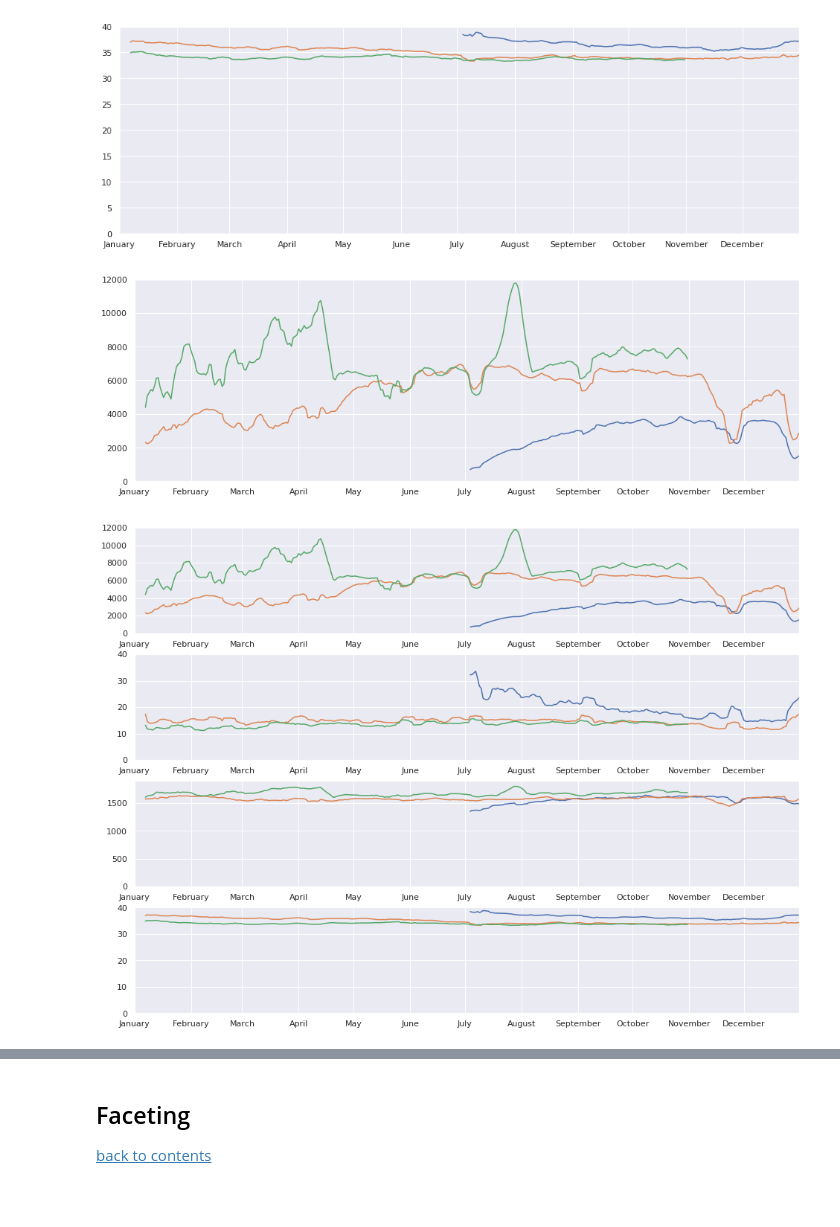
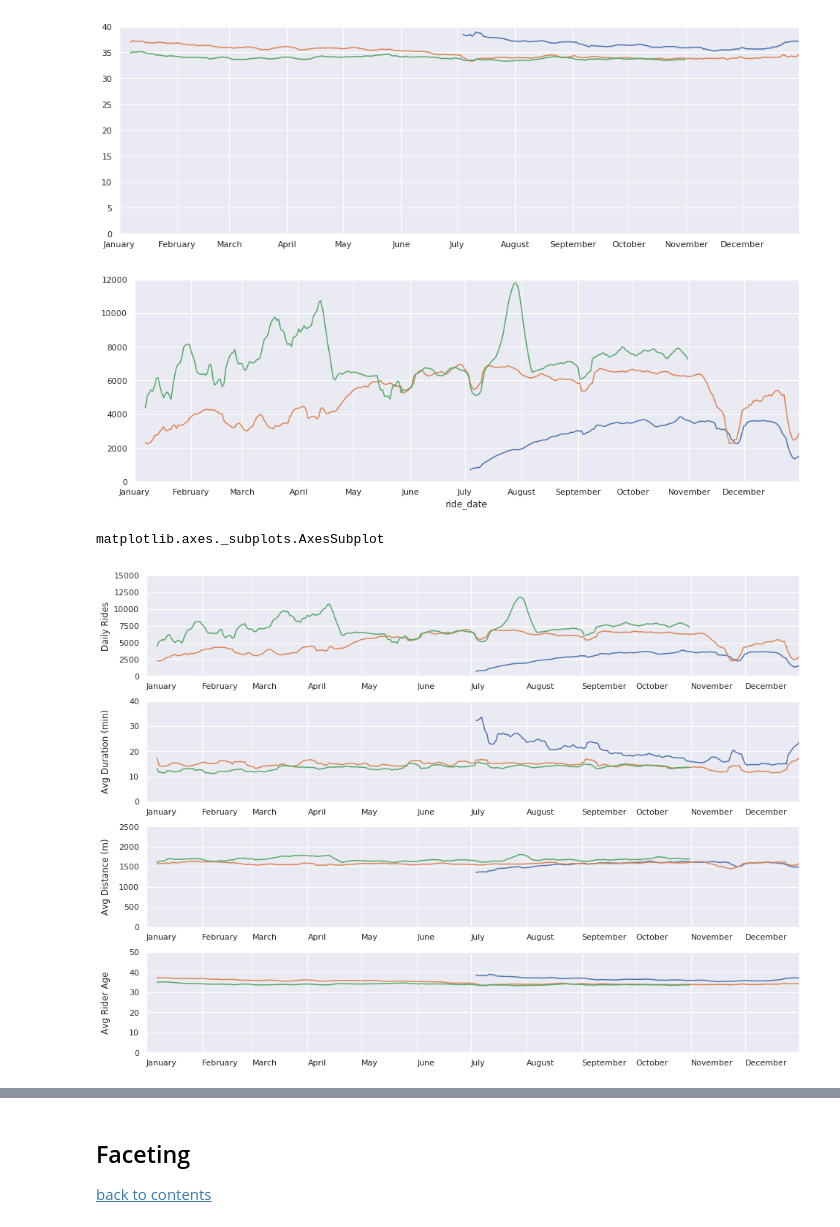
Before and after one commit to sdmccaul/udacity-da-viz, a Jupyter notebook: exploratory.ipynb, the cells around one changed output, grey strips where cells are left out. Saved outputs shown, nothing was run; the diff lists cells and outputs as text; code cells hidden in the pictures; blank space fills up the shorter version.

Commit message:
Improve main images

```diff
--- a/exploratory.ipynb
+++ b/exploratory.ipynb
@@ -807,53 +814,67 @@ ax.plot(df_2019.groupby(df_2019['ride_date'].dt.dayofyear)['member_age'].mean().
 # %%
 fig, ax = plt.subplots(figsize=(16,5))
 days = mdates.DayLocator(bymonthday=[8,15,22])
 months = mdates.MonthLocator()
 month_fmt = mdates.DateFormatter('%B')
 
 ax.set_xlim(1, 365)
 ax.set_ylim(0, 12000)
 ax.xaxis.set_major_locator(months)
 ax.xaxis.set_major_formatter(month_fmt)
 ax.xaxis.set_minor_locator(days)
-ax.plot(df_2017.groupby(df_2017['ride_date'].dt.dayofyear)['start_station_latitude'].count().rolling(7).mean())
-ax.plot(df_2018.groupby(df_2018['ride_date'].dt.dayofyear)['start_station_latitude'].count().rolling(7).mean())
-ax.plot(df_2019.groupby(df_2019['ride_date'].dt.dayofyear)['start_station_latitude'].count().rolling(7).mean());
+df_2017.groupby(df_2017['ride_date'].dt.dayofyear)['start_station_latitude'].count().rolling(7).mean().plot(ax=ax)
+df_2018.groupby(df_2018['ride_date'].dt.dayofyear)['start_station_latitude'].count().rolling(7).mean().plot(ax=ax)
+df_2019.groupby(df_2019['ride_date'].dt.dayofyear)['start_station_latitude'].count().rolling(7).mean().plot(ax=ax);
 # %% [output]
-[figure, old version]
+[figure, new version]
+# %%
+type(ax)
+# %% [output]
+matplotlib.axes._subplots.AxesSubplot
 # %%
 fig, axes = plt.subplots(4, 1, figsize=(16,12))
-days = mdates.DayLocator(bymonthday=[8,15,22])
-months = mdates.MonthLocator()
-month_fmt = mdates.DateFormatter('%B')
 
 for ax in axes:
+    days = mdates.DayLocator(bymonthday=[8,15,22])
+    months = mdates.MonthLocator()
+    month_fmt = mdates.DateFormatter('%B')
+
     ax.set_xlim(1, 365)
     ax.xaxis.set_major_locator(months)
     ax.xaxis.set_major_formatter(month_fmt)
     ax.xaxis.set_minor_locator(days)
+    for tick in ax.xaxis.get_major_ticks():
+        tick.label.set_horizontalalignment('left')
 
 # Total Rides
-axes[0].set_ylim(0, 12000)
+axes[0].set_ylim(0, 15000)
+axes[0].set_ylabel("Daily Rides")
 axes[0].plot(df_2017.groupby(df_2017['ride_date'].dt.dayofyear)['start_station_latitude'].count().rolling(7).mean())
 axes[0].plot(df_2018.groupby(df_2018['ride_date'].dt.dayofyear)['start_station_latitude'].count().rolling(7).mean())
 axes[0].plot(df_2019.groupby(df_2019['ride_date'].dt.dayofyear)['start_station_latitude'].count().rolling(7).mean())
 
 # Ride Duration
 axes[1].set_ylim(0, 40)
+axes[1].set_ylabel("Avg Duration (min)")
 axes[1].plot(df_2017.groupby(df_2017['ride_date'].dt.dayofyear)['duration_min'].mean().rolling(7).mean())
 axes[1].plot(df_2018.groupby(df_2018['ride_date'].dt.dayofyear)['duration_min'].mean().rolling(7).mean())
-axes[1].plot(df_2019.groupby(df_2019['ride_date'].dt.dayofyear)['duration_min'].mean().rolling(7).mean());
+axes[1].plot(df_2019.groupby(df_2019['ride_date'].dt.dayofyear)['duration_min'].mean().rolling(7).mean())
 
 # Ride Distance
-axes[2].set_ylim(0, 1900)
+axes[2].set_ylim(0, 2500)
+axes[2].set_ylabel("Avg Distance (m)")
 axes[2].plot(df_2017.groupby(df_2017['ride_date'].dt.dayofyear)['trip_distance'].mean().rolling(7).mean())
 axes[2].plot(df_2018.groupby(df_2018['ride_date'].dt.dayofyear)['trip_distance'].mean().rolling(7).mean())
 axes[2].plot(df_2019.groupby(df_2019['ride_date'].dt.dayofyear)['trip_distance'].mean().rolling(7).mean())
 
 # Rider Age
-axes[3].set_ylim(0, 40)
+axes[3].set_ylim(0, 50)
+axes[3].set_ylabel("Avg Rider Age")
 axes[3].plot(df_2017.groupby(df_2017['ride_date'].dt.dayofyear)['member_age'].mean().rolling(7).mean())
 axes[3].plot(df_2018.groupby(df_2018['ride_date'].dt.dayofyear)['member_age'].mean().rolling(7).mean())
-axes[3].plot(df_2019.groupby(df_2019['ride_date'].dt.dayofyear)['member_age'].mean().rolling(7).mean());
+axes[3].plot(df_2019.groupby(df_2019['ride_date'].dt.dayofyear)['member_age'].mean().rolling(7).mean())
+
+fig.align_ylabels()
+fig.subplots_adjust(hspace=0.25);
 # %% [output]
-[figure, old version]
+[figure, new version]
```
Also changed, not shown: parts of 15 cells of this notebook.
